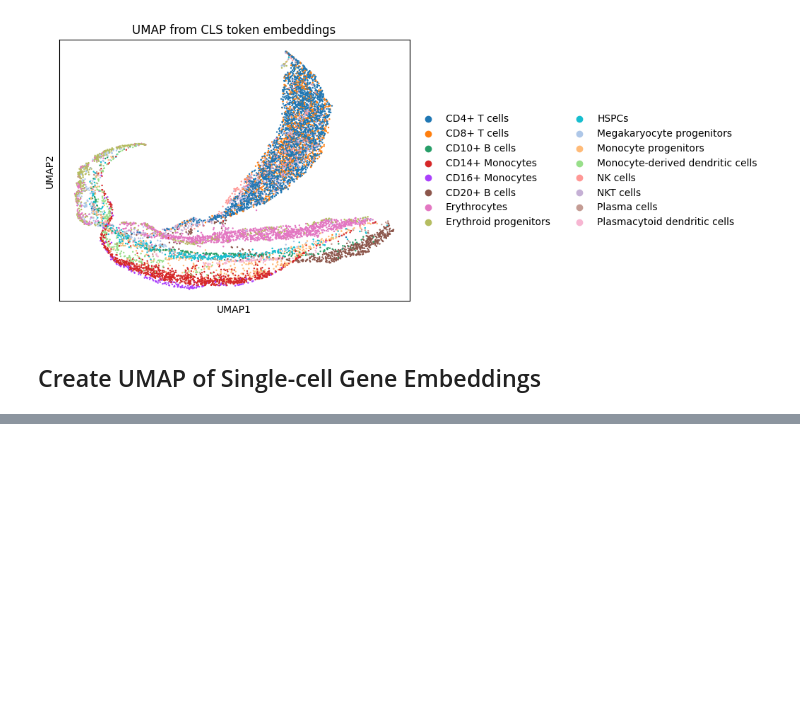
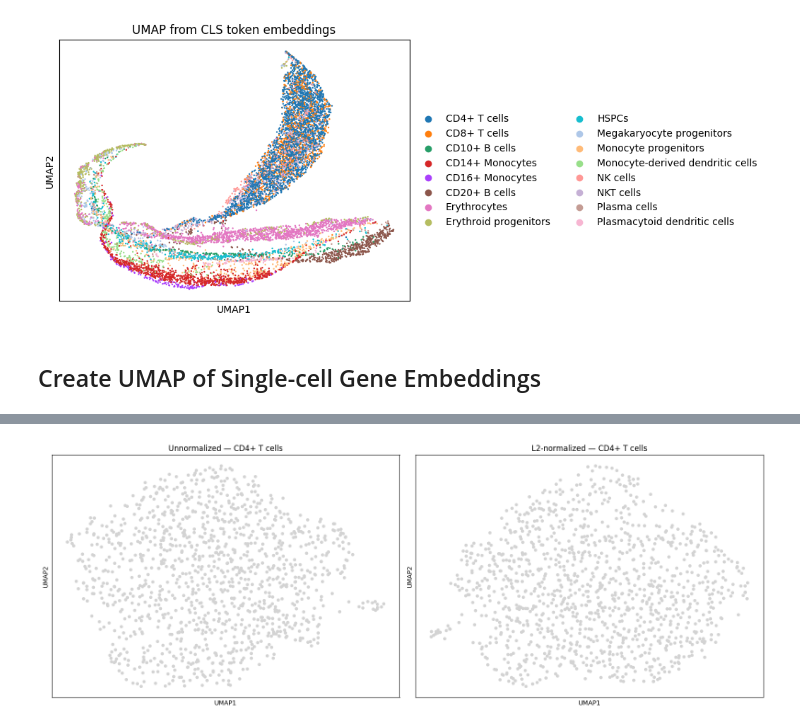
Before and after one commit to chasty2/scFM_benchmarking, a Jupyter notebook: notebooks/get_embeddings.ipynb, the cells around one changed output, grey strips where cells are left out. Drawn from its saved outputs; the diff is of its cells as text; code cells hidden in the pictures; blank space fills up the shorter version.

```diff
--- a/notebooks/get_embeddings.ipynb
+++ b/notebooks/get_embeddings.ipynb
@@ -372,0 +444,24 @@ fig.show()
+# %%
+from sklearn.preprocessing import normalize
+import matplotlib.pyplot as plt
+
+# L2-normalize each gene's embedding vector
+avg_normed = normalize(avg_embeddings[selected_celltype], norm="l2")
+
+ct_gene_adata_normed = sc.AnnData(X=avg_normed)
+ct_gene_adata_normed.obs["gene"] = genes_in_vocab
+ct_gene_adata_normed.obs.index = genes_in_vocab
+
+sc.pp.neighbors(ct_gene_adata_normed, use_rep="X")
+sc.tl.umap(ct_gene_adata_normed)
+
+# Side-by-side comparison
+fig, axes = plt.subplots(1, 2, figsize=(16, 6))
+
+sc.pl.umap(ct_gene_adata, title=f"Unnormalized — {selected_celltype}", ax=axes[0], show=False)
+sc.pl.umap(ct_gene_adata_normed, title=f"L2-normalized — {selected_celltype}", ax=axes[1], show=False)
+
+plt.tight_layout()
+plt.show()
+# %% [output]
+[figure, added]
```
Also changed, not shown: parts of 5 cells of this notebook, 13 other files.
